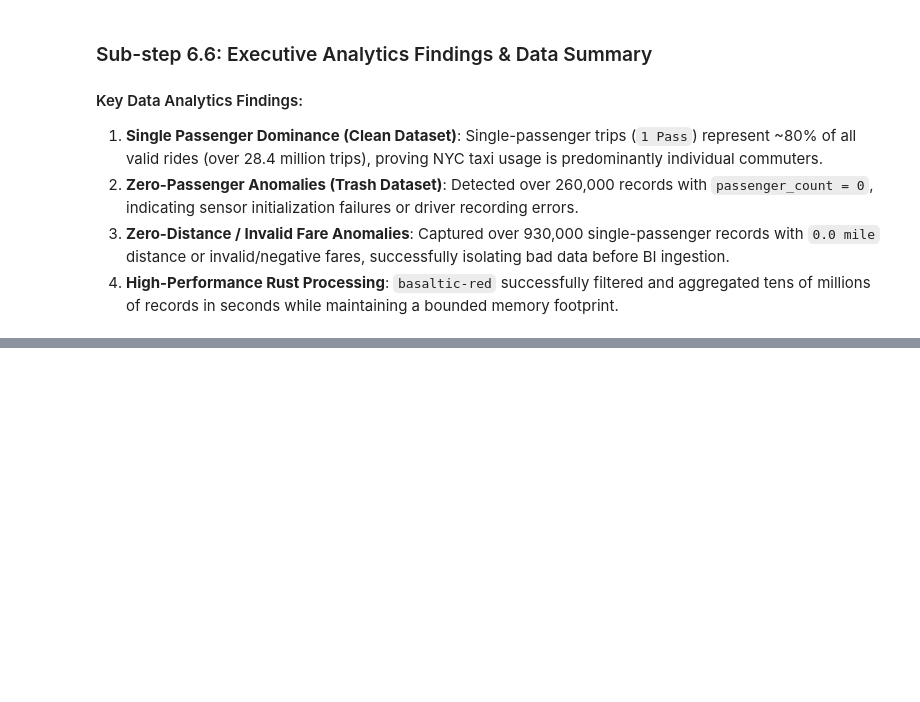
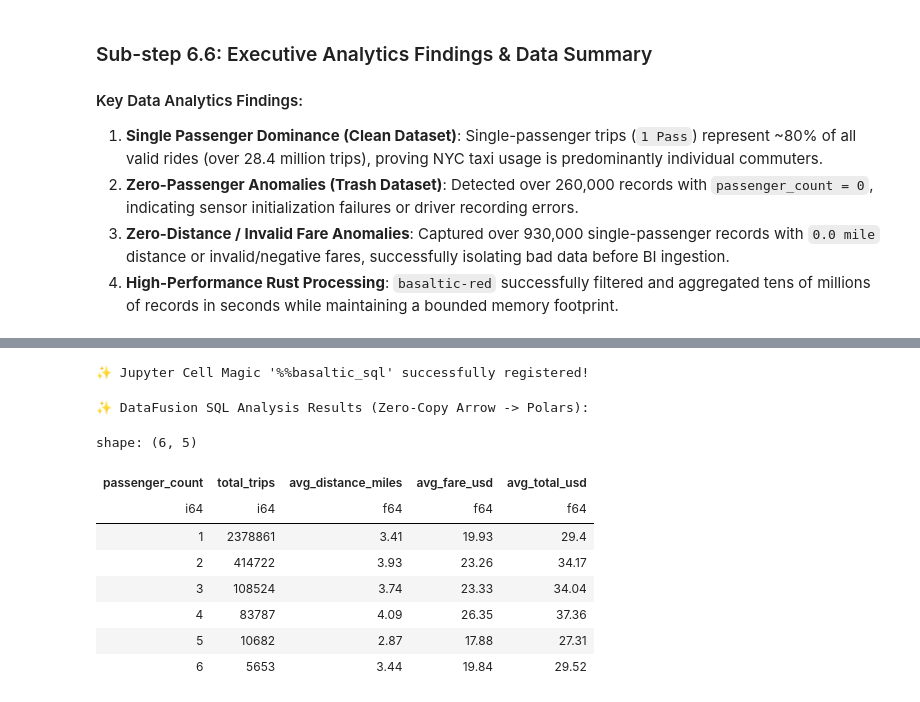
Before and after one commit to VanDung-dev/basaltic-red, a Jupyter notebook: demo.ipynb, the cells around one changed output, grey strips where cells are left out. Saved outputs shown, nothing was run; the diff lists cells and outputs as text; code cells hidden in the pictures; blank space fills up the shorter version.

```diff
--- a/demo.ipynb
+++ b/demo.ipynb
@@ -494,0 +511,41 @@ plot_ranking_chart(
+# %%
+# Load basaltic_sql cell magic into IPython / Jupyter environment
+import basaltic_sql
+from IPython import get_ipython
+
+ip = get_ipython()
+if ip is not None:
+    basaltic_sql.load_ipython_extension(ip)
+    print("✨ Jupyter Cell Magic '%%basaltic_sql' successfully registered!")
+# %% [output]
+✨ Jupyter Cell Magic '%%basaltic_sql' successfully registered!
+# %%
+# DataFusion SQL Execution on Clean Trips Dataset
+clean_target = "data/output/clean_trips.parquet"
+
+clean_magic_df = br.sql.execute_sql(f"""
+    SELECT
+        passenger_count,
+        COUNT(*) AS total_trips,
+        ROUND(AVG(trip_distance), 2) AS avg_distance_miles,
+        ROUND(AVG(fare_amount), 2) AS avg_fare_usd,
+        ROUND(AVG(total_amount), 2) AS avg_total_usd
+    FROM '{clean_target}'
+    WHERE passenger_count BETWEEN 1 AND 6
+    GROUP BY passenger_count
+    ORDER BY passenger_count ASC
+""")
+
+print("✨ DataFusion SQL Analysis Results (Zero-Copy Arrow -> Polars):")
+display(pl.from_arrow(clean_magic_df))
+# %% [output]
+✨ DataFusion SQL Analysis Results (Zero-Copy Arrow -> Polars):
+shape: (6, 5)
+| passenger_count | total_trips | avg_distance_miles | avg_fare_usd | avg_total_usd |
+| i64 | i64 | f64 | f64 | f64 |
+| 1 | 2378861 | 3.41 | 19.93 | 29.4 |
+| 2 | 414722 | 3.93 | 23.26 | 34.17 |
+| 3 | 108524 | 3.74 | 23.33 | 34.04 |
+| 4 | 83787 | 4.09 | 26.35 | 37.36 |
+| 5 | 10682 | 2.87 | 17.88 | 27.31 |
+| 6 | 5653 | 3.44 | 19.84 | 29.52 |
```
Also changed, not shown: parts of 18 cells of this notebook.
